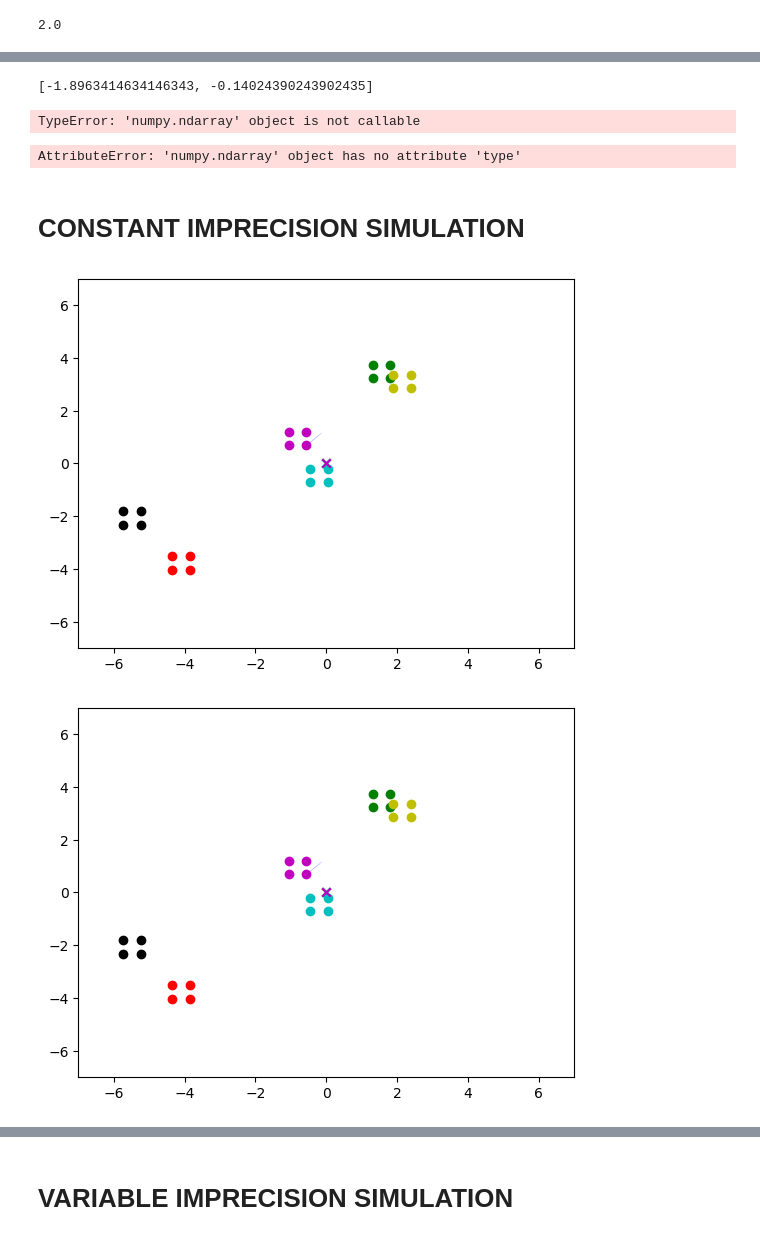
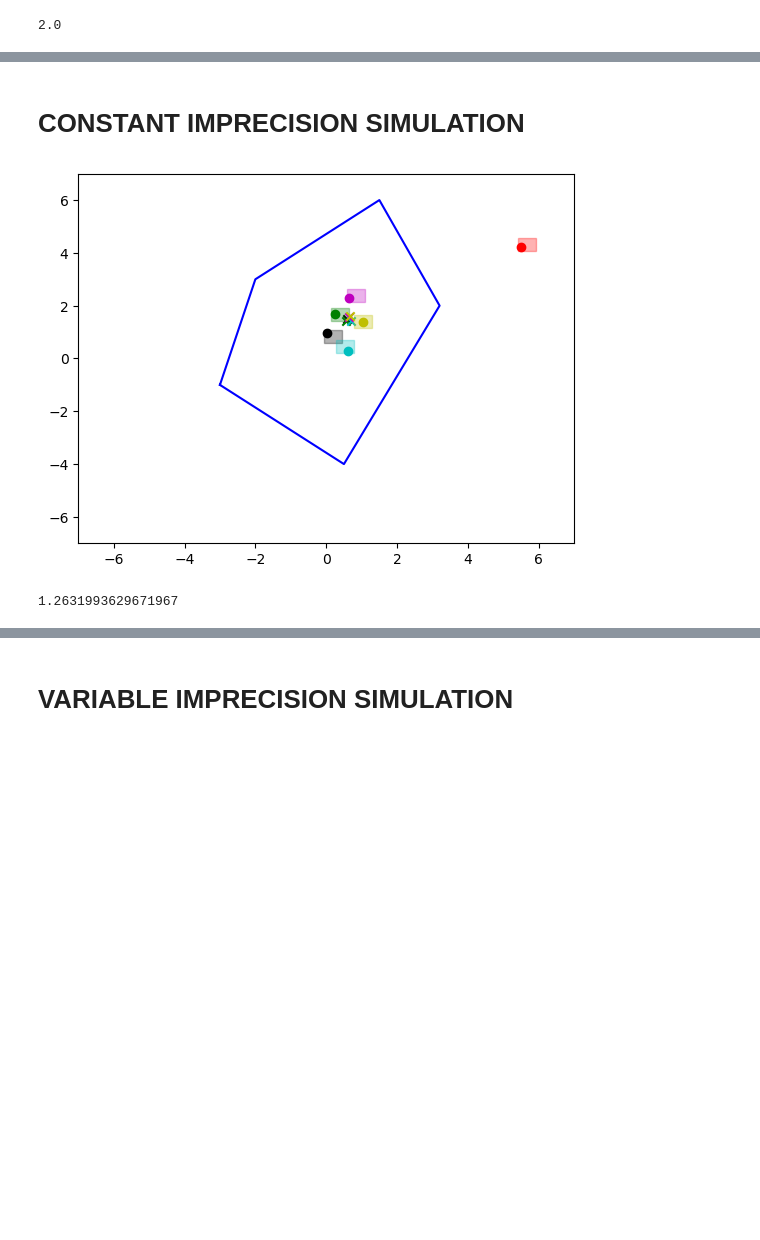
Before and after one commit to ChrisAshtonLee/ImprecisePoints, a Jupyter notebook: CPIH.ipynb, the cells around one changed output, grey strips where cells are left out. Drawn from its saved outputs; the diff is of its cells as text; code cells hidden in the pictures; blank space fills up the shorter version.

```diff
--- a/CPIH.ipynb
+++ b/CPIH.ipynb
@@ -258,14 +515,0 @@ print(testX[1][:] != testX[2][:])
-# %%
-X = np.array([(-3,-1), (-2, 3),(0.5 ,-4)]);
-imp = .25;
-Bx = getPotRegions(X,imp);
-safeX,safeY= calcsafepoint(3,Bx);
-fig, ax = plt.subplots();
-for i in range(3):
-    xb = Bx[i][:,0];
-    yb = Bx[i][:,1];
-    ax.fill(xb,yb);
-    x = X[i][0];
-    y = X[i][1];
-    ax.scatter(x,y);
-ax.fill(safeX[0],safeY[0])
@@ -310,34 +551,19 @@ def getAllHulls(X,n,imp1,imp2):
         safepoints.append([np.mean(safeX[0]),np.mean(safeY[0])]);
         X[n] = x;
         return safepoints;
-# %%
-Bx = getPotRegions(X,imp2);
-safeX,safeY = calcsafepoint(3,Bx);
-safe = [np.mean(safeX),np.mean(safeY)];
-print(safe)
-# %% [output]
-[-1.8963414634146343, -0.14024390243902435]
-# %%
-testX = np.array([(0,0), (1,2),(3,0)]);
-print(minOrthProj(testX(1),testX(2),testX));
-# %% [output]
-TypeError: 'numpy.ndarray' object is not callable
-# %%
-print(safeX);
-# %% [output]
-AttributeError: 'numpy.ndarray' object has no attribute 'type'
 # %% [markdown]
 # CONSTANT IMPRECISION SIMULATION
 # %%
 plt.ion();
 fig, ax = plt.subplots()
-#X = np.array([(-3,-1), (-2, 3),(0.5 ,-4),(1.5,6),(3.2,2),(4,-1)]);
-offset = np.ones((6,2))*.5;
-X= 12*(np.random.rand(6,2)-offset)
+X = np.array([(-3,-1), (-2, 3),(0.5 ,-4),(1.5,6),(3.2,2),(4,-1)]);
+#offset = np.ones((6,2))*.5;
+#X= 12*(np.random.rand(6,2)-offset)
 Xsave = X;
 Xn = np.zeros((6,6,2));
 Xn[:]= X;
 n = len(X);
+Xinit = np.array([(-3,-1), (-2, 3),(0.5 ,-4),(1.5,6),(3.2,2),(4,-1)]);
 imp = .25;
 colors= ['k','g','c','m','y','r'];
 empty = False;
@@ -347,10 +573,12 @@ emptyCPIH = np.zeros((n,1));
 target = np.zeros((n,2));
 targetlast = np.zeros((n,2));
 targetdist=np.zeros((n,1));
+maxdist = 100;
 ims = [];
 lastCPIH = [[],[],[],[],[]];
 temp = [];
-while not empty:
+#while not empty:
+while maxdist >1.27:
     im = [];
     #ax.cla();
     ax.set_xlim(-7,7);
@@ -369,7 +597,7 @@ while not empty:
 
         #if i != n-1 and emptyCPIH[i] == 0:
         if i != n-1:
-            safeX,safeY = CPIH_Safepoint(n,Bx);
+            safeX,safeY = CPIH_Safepoint2(n,Bx,i);
             #CPIH = CPIH_Safepoint(n,Bx);
             #safeX,safeY = optConfig(Xn[i],i,imp);
             if (isinstance(safeX,int) and isinstance(safeY,int)):
@@ -387,39 +615,51 @@ while not empty:
             target[i] = np.array([(6,6)])
 
     for i in range(n):
-        X[i]= X[i]+dt*(target[i]-X[i])/(np.linalg.norm(X[i]-target[i]))*max((np.linalg.norm(X[i]-target[i])),1);
+        X[i]= X[i]+dt*(target[i]-X[i])#/(np.linalg.norm(X[i]-target[i]))*max((np.linalg.norm(X[i]-target[i])),1);
         if i<n-1:
             dist += np.sqrt(np.dot((target[i]-X[i]),(target[i]-X[i])));
         #X[i]= X[i]+dt*(target[i]);
     if dist< (n-1)*imp*.5 or not any(emptyCPIH[0:4] == 0):
         empty = True;
     artist = ax.fill(safeX,safeY,'b',alpha = 0.3);
-
+    maxdist = np.max(targetdist)
     for j in range(n):
+            artist.append(ax.scatter(X[j,0],X[j,1],c = colors[j], marker = 'o'))
             x = Bx[j,:,0];
             y = Bx[j,:,1];
             #ax.scatter(x,y)
-            artist.append(ax.scatter(x,y,c= colors[j]));
+            x= np.append(x,Bx[j,0,0])
+            y = np.append(y,Bx[j,0,1])
+
+            for region in ax.fill(x,y,c = colors[j],alpha  = 0.3):
+                artist.append(region)
             if emptyCPIH[j] == 1:
                 artist.append(ax.scatter(target[j][0],target[j][1], c = colors[j],marker = 'x'))
+    x = np.array([Xinit[0,0],Xinit[1,0], Xinit[3,0], Xinit[4,0], Xinit[2,0],Xinit[0,0]]);
+    y = np.array([Xinit[0,1],Xinit[1,1], Xinit[3,1], Xinit[4,1], Xinit[2,1],Xinit[0,1]]);
+    for line in ax.plot(x,y,c = 'b'):
+        artist.append(line)
     frames.append(artist);
     clear_output(wait = True);
    # fig.canvas.draw()
     #fig.canvas.flush_events();
     #display(fig);
 
     plt.pause(0.1)
     step +=1;
 
 #ax.scatter(minimalhull[0],minimalhull[1]);
 
 
 ani = animation.ArtistAnimation(fig= fig,artists = frames,interval = 50, blit = True);
-ani.save('CPIH_rand_pos_t2.gif');
+ani.save('CPIH_Success.gif');
 display(fig);
 # %% [output]
-[figure, old version]
+[figure, new version]
-[figure, removed]
+# %%
+print(maxdist)
+# %% [output]
+1.2631993629671967
 # %%
 
 fig, ax = plt.subplots()
```
Also changed, not shown: parts of 33 cells of this notebook.
